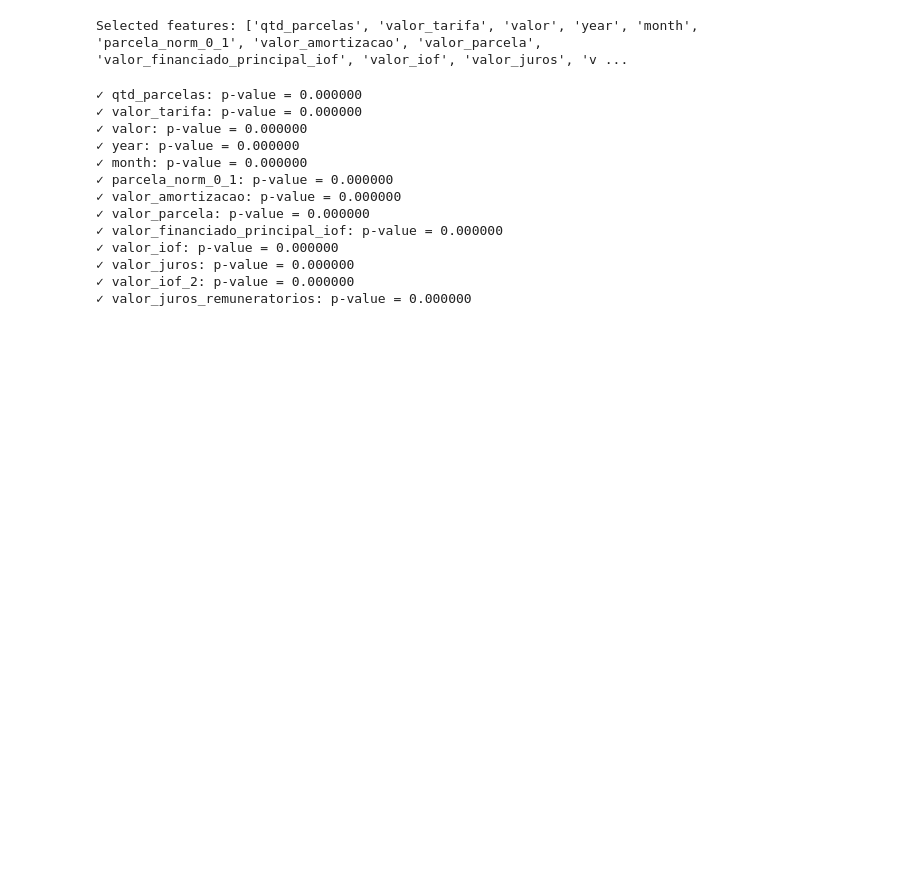
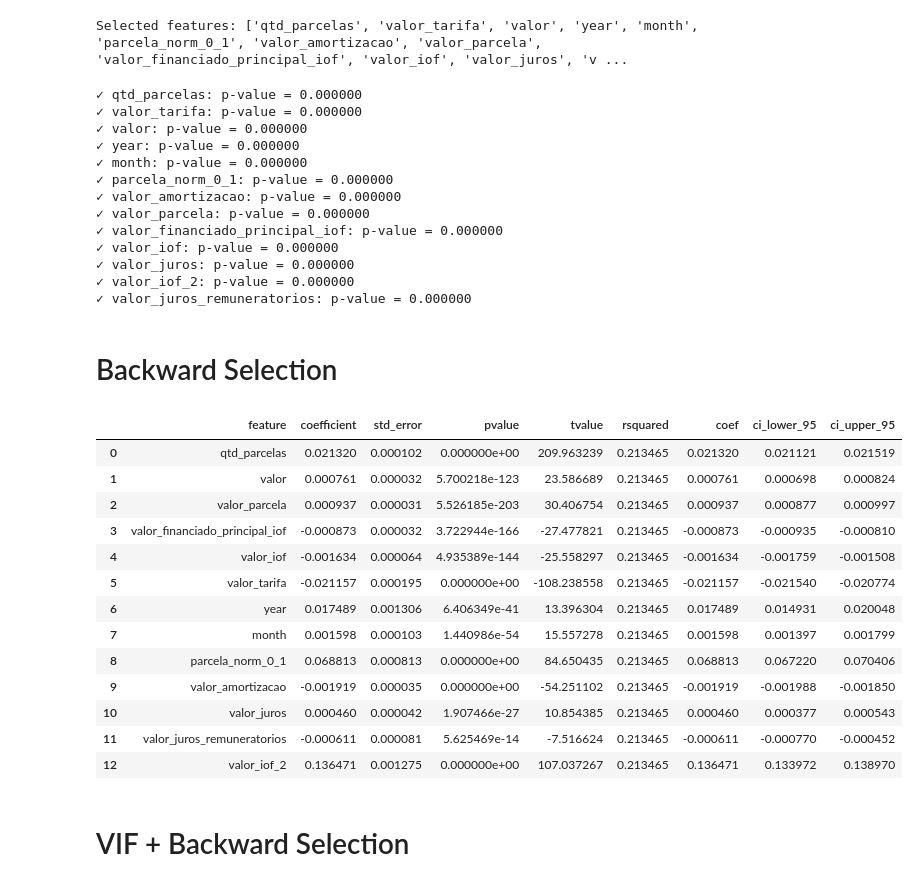
Before and after one commit to GilliardMorandim/mba-tcc-usp-inadimplencia, a Jupyter notebook: pre_processing.ipynb, the cells around one changed output. Cells and saved outputs as stored; diff of their text form; code cells hidden in the pictures; blank space fills up the shorter version.

```diff
--- a/pre_processing.ipynb
+++ b/pre_processing.ipynb
@@ -302,10 +287,13 @@ parcelas_main = parcelas_main.withColumn('month',F.month(F.to_timestamp('data_ve
 # %% [markdown]
 ## PCT - Juros e Amortização
 # %%
+spark.conf.set("spark.sql.ansi.enabled", "false")
+spark.conf.set("spark.sql.legacy.allowDivideByZero", "true")
+
 parcelas_main = parcelas_main.withColumn(
     "pct_juros",
     F.when(
-        (F.col("valor_parcela").isNotNull()) & (F.col("valor_parcela") != 0),
+        (F.col("valor_parcela").isNotNull()) & (F.col("valor_juros") !=0) & (F.col("valor_parcela") != 0),
         F.round(F.col("valor_juros") / F.col("valor_parcela"), 2)
     ).otherwise(F.lit(0))
 )
@@ -313,7 +301,7 @@ parcelas_main = parcelas_main.withColumn(
 parcelas_main = parcelas_main.withColumn(
     "pct_amortizacao",
     F.when(
-        (F.col("valor_parcela").isNotNull()) & (F.col("valor_parcela") != 0),
+        (F.col("valor_parcela").isNotNull()) & (F.col("valor_amortizacao") !=0) & (F.col("valor_parcela") != 0),
         F.round(F.col("valor_amortizacao") / F.col("valor_parcela"), 2)
     ).otherwise(F.lit(0))
 )
@@ -400,4 +419,0 @@ sfs1 = sfs(lreg, k_features=4, forward=True, verbose=2,scoring="neg_mean_squared
-# %%
-parcelas_main_pd = parcelas_main.toPandas()
-X = parcelas_main_pd.drop("flag_inadimplencia_30_days", "flag_inadimplencia_90_days")
-y = parcelas_main_pd["flag_inadimplencia_90_days"]
@@ -519,3 +489,5 @@ selected, pvalues = forward_selection_simple(X, y)
 ✓ valor_juros: p-value = 0.000000
 ✓ valor_iof_2: p-value = 0.000000
 ✓ valor_juros_remuneratorios: p-value = 0.000000
+# %% [markdown]
+# Backward Selection
@@ -521,0 +562,21 @@ selected, pvalues = forward_selection_simple(X, y)
+# %%
+selected_features, removed_df, summary_df, model_metrics = backward_selection_simple(X,y,threshold=0.05)
+# %%
+summary_df
+# %% [output]
+|  | feature | coefficient | std_error | pvalue | tvalue | rsquared | coef | ci_lower_95 | ci_upper_95 |
+| 0 | qtd_parcelas | 0.021320 | 0.000102 | 0.000000e+00 | 209.963239 | 0.213465 | 0.021320 | 0.021121 | 0.021519 |
+| 1 | valor | 0.000761 | 0.000032 | 5.700218e-123 | 23.586689 | 0.213465 | 0.000761 | 0.000698 | 0.000824 |
+| 2 | valor_parcela | 0.000937 | 0.000031 | 5.526185e-203 | 30.406754 | 0.213465 | 0.000937 | 0.000877 | 0.000997 |
+| 3 | valor_financiado_principal_iof | -0.000873 | 0.000032 | 3.722944e-166 | -27.477821 | 0.213465 | -0.000873 | -0.000935 | -0.000810 |
+| 4 | valor_iof | -0.001634 | 0.000064 | 4.935389e-144 | -25.558297 | 0.213465 | -0.001634 | -0.001759 | -0.001508 |
+| 5 | valor_tarifa | -0.021157 | 0.000195 | 0.000000e+00 | -108.238558 | 0.213465 | -0.021157 | -0.021540 | -0.020774 |
+| 6 | year | 0.017489 | 0.001306 | 6.406349e-41 | 13.396304 | 0.213465 | 0.017489 | 0.014931 | 0.020048 |
+| 7 | month | 0.001598 | 0.000103 | 1.440986e-54 | 15.557278 | 0.213465 | 0.001598 | 0.001397 | 0.001799 |
+| 8 | parcela_norm_0_1 | 0.068813 | 0.000813 | 0.000000e+00 | 84.650435 | 0.213465 | 0.068813 | 0.067220 | 0.070406 |
+| 9 | valor_amortizacao | -0.001919 | 0.000035 | 0.000000e+00 | -54.251102 | 0.213465 | -0.001919 | -0.001988 | -0.001850 |
+| 10 | valor_juros | 0.000460 | 0.000042 | 1.907466e-27 | 10.854385 | 0.213465 | 0.000460 | 0.000377 | 0.000543 |
+| 11 | valor_juros_remuneratorios | -0.000611 | 0.000081 | 5.625469e-14 | -7.516624 | 0.213465 | -0.000611 | -0.000770 | -0.000452 |
+| 12 | valor_iof_2 | 0.136471 | 0.001275 | 0.000000e+00 | 107.037267 | 0.213465 | 0.136471 | 0.133972 | 0.138970 |
+# %% [markdown]
+# VIF + Backward Selection
```
Also changed, not shown: parts of 15 cells of this notebook.
